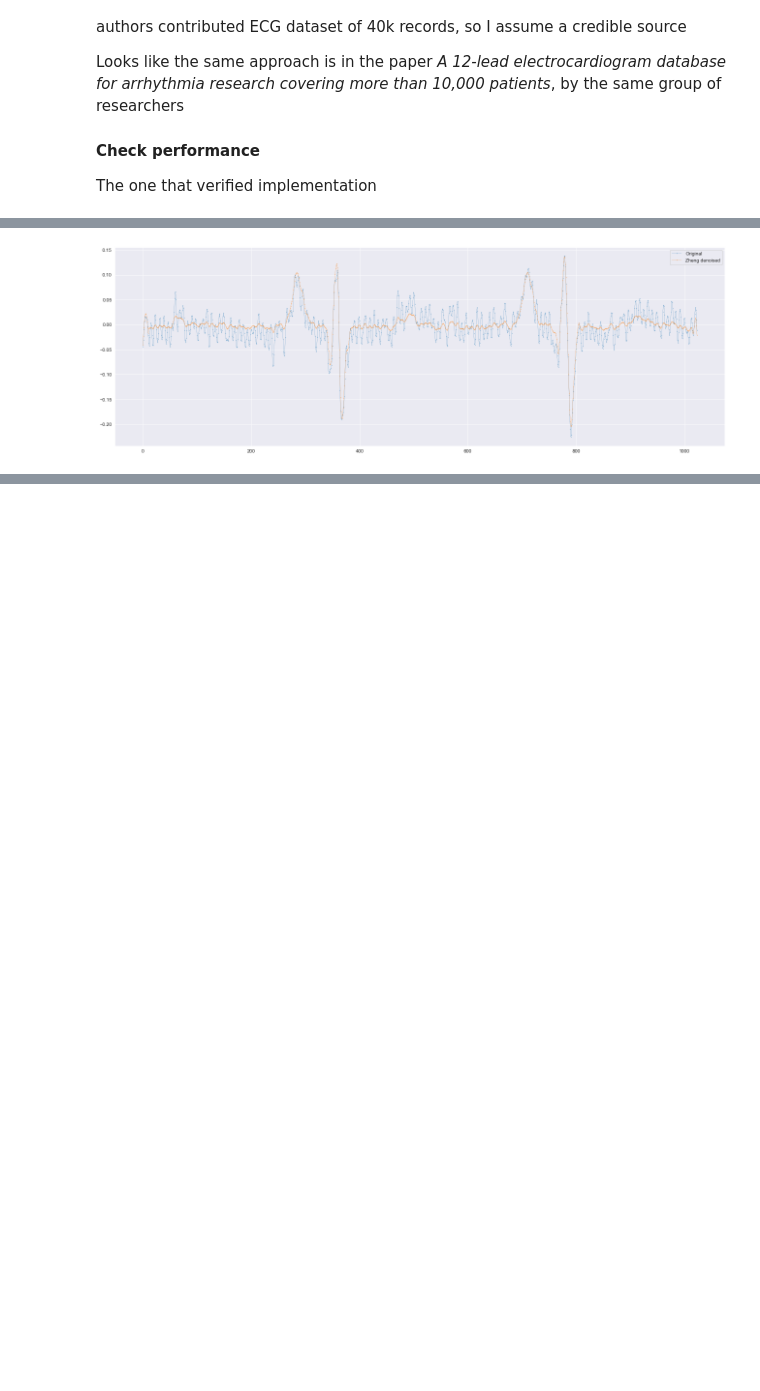
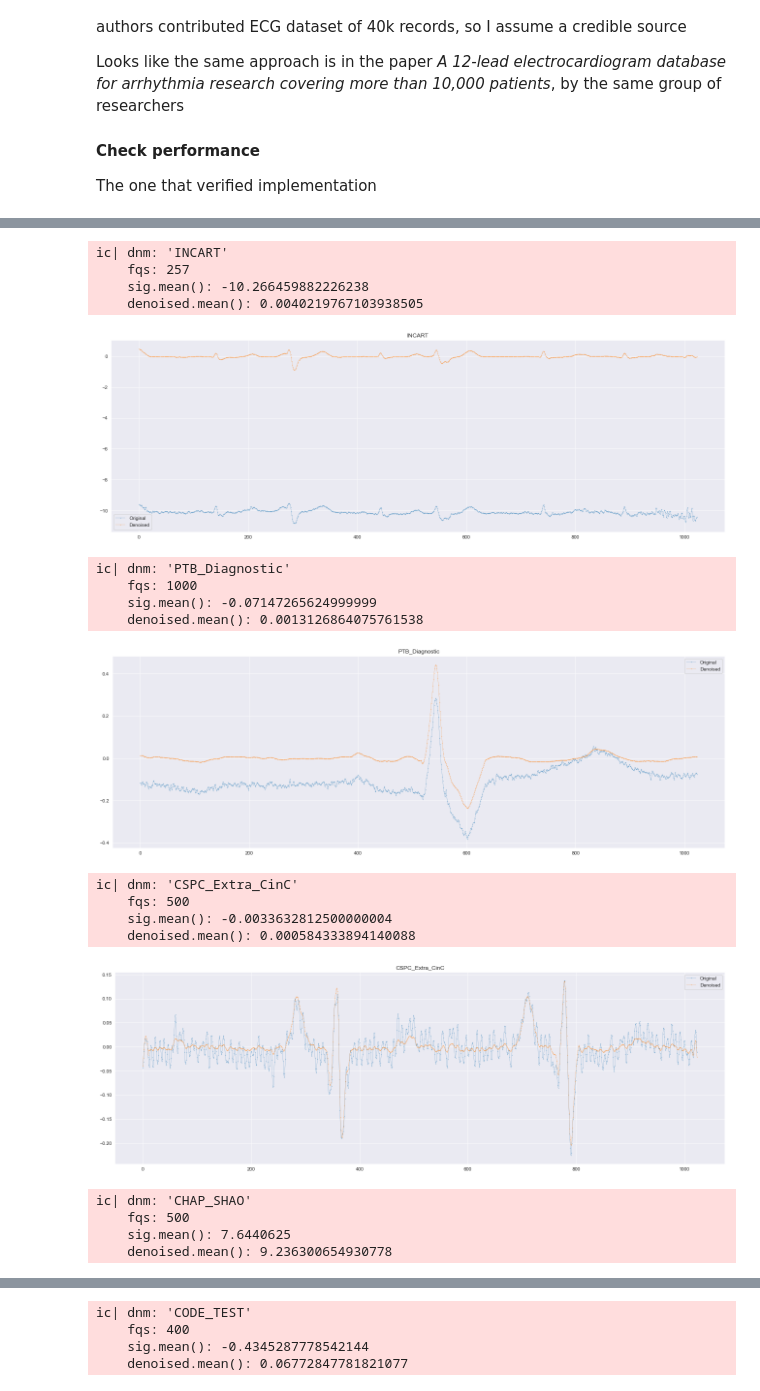
Before and after one commit to StefanHeng/ECG-Representation-Learning, a Jupyter notebook: Data_Processing/explore_preprocessing.ipynb, the cells around one changed output, grey strips where cells are left out. Cells and saved outputs as stored; diff of their text form; code cells hidden in the pictures; blank space fills up the shorter version.

```diff
--- a/Data_Processing/explore_preprocessing.ipynb
+++ b/Data_Processing/explore_preprocessing.ipynb
@@ -66,5 +71,5 @@ d_eg = {dnm: d_sig[dnm][s:e] for dnm, (s, e) in [
 ]}
 
 for dnm, sig in d_eg.items():
-    plot_1d(sig, label=dnm)
+    plot_1d(sig, title=dnm)
 # %% [output]
@@ -137,21 +142,10 @@ by the same group of researchers
 #### Check performance
 The one that verified implementation
 # %%
-# dnm = 'CHAP_SHAO'
-# fnm = get_rec_paths(dnm)[77]
-# df = pd.read_csv(fnm)
-# df_de = pd.read_csv(fnm.replace('ECGData', 'ECGDataDenoised'), header=None)
-# ic(df_de.head(6))
-# ic(df_de.iloc[:2**11, 0])
-# ic(fnm)
-#
-# plot_1d(df.iloc[:2**11]['I'], label='Lead I', title='Original')
-# plot_1d(df_de.iloc[:2**11][0], label='Lead I', title='Denoised')
-s, truth_denoised, truth_lowpass, truth_rloess, truth_localres, truth_after2nd = get_nlm_denoise_truth(verbose=True)
-plot_1d([s, truth_denoised], label=['Original', 'Denoised, truth'], e=2 ** 10)
+s, truth_denoised, truth_lowpass, truth_rloess, truth_localres, truth_after2nd = get_nlm_denoise_truth(verbose=False)
+# plot_1d([s, truth_denoised], label=['Original', 'Denoised, truth'], e=2 ** 10)
 
-dp = DataPreprocessor()
 denoised = dp.zheng(s)
-plot_1d([s, denoised], label=['Original', 'Denoised, mine'], e=2 ** 10)
+# plot_1d([s, denoised], label=['Original', 'Denoised, mine'], e=2 ** 10)
 plot_1d([s, denoised, truth_denoised], label=['Original', 'Denoised, mine', 'Denoised, truth'], e=2 ** 10)
 # %% [output]
@@ -181,5 +159,29 @@ Note that `CSPC_Extra_CinC` has frequency of 500Hz, same as that of `CHAP_SHAO`
 # %%
-denoised = dp.zheng(sig)
-plot_1d([sig, denoised], label=['Original', 'Zheng denoised'], e=2 ** 10)  # Doesn't look good?
+# denoised = dp.zheng(sig)
+# plot_1d([sig, denoised], label=['Original', 'Zheng denoised'], e=2 ** 10)  # Doesn't look good?
+
+for dnm, sig in d_eg.items():
+    fqs = config(f'{DIR_DSET}.{dnm}.fqs')
+    denoised = dp.zheng(sig)
+    ic(dnm, fqs, sig.mean(), denoised.mean())
+    plot_1d([sig, denoised], label=['Original', 'Denoised'], e=2 ** 10, title=dnm)
 # %% [output]
+ic| dnm: 'INCART'
+    fqs: 257
+    sig.mean(): -10.266459882226238
+    denoised.mean(): 0.0040219767103938505
-[figure, old version]
+[figure, new version]
+ic| dnm: 'PTB_Diagnostic'
+    fqs: 1000
+    sig.mean(): -0.07147265624999999
+    denoised.mean(): 0.0013126864075761538
+[figure, added]
+ic| dnm: 'CSPC_Extra_CinC'
+    fqs: 500
+    sig.mean(): -0.0033632812500000004
+    denoised.mean(): 0.000584333894140088
+[figure, added]
+ic| dnm: 'CHAP_SHAO'
+    fqs: 500
+    sig.mean(): 7.6440625
+    denoised.mean(): 9.236300654930778
@@ -185,0 +189,4 @@ plot_1d([sig, denoised], label=['Original', 'Zheng denoised'], e=2 ** 10)  # Doe
+ic| dnm: 'CODE_TEST'
+    fqs: 400
+    sig.mean(): -0.4345287778542144
+    denoised.mean(): 0.06772847781821077
```
Also changed, not shown: parts of 11 cells of this notebook, 3 other files.
